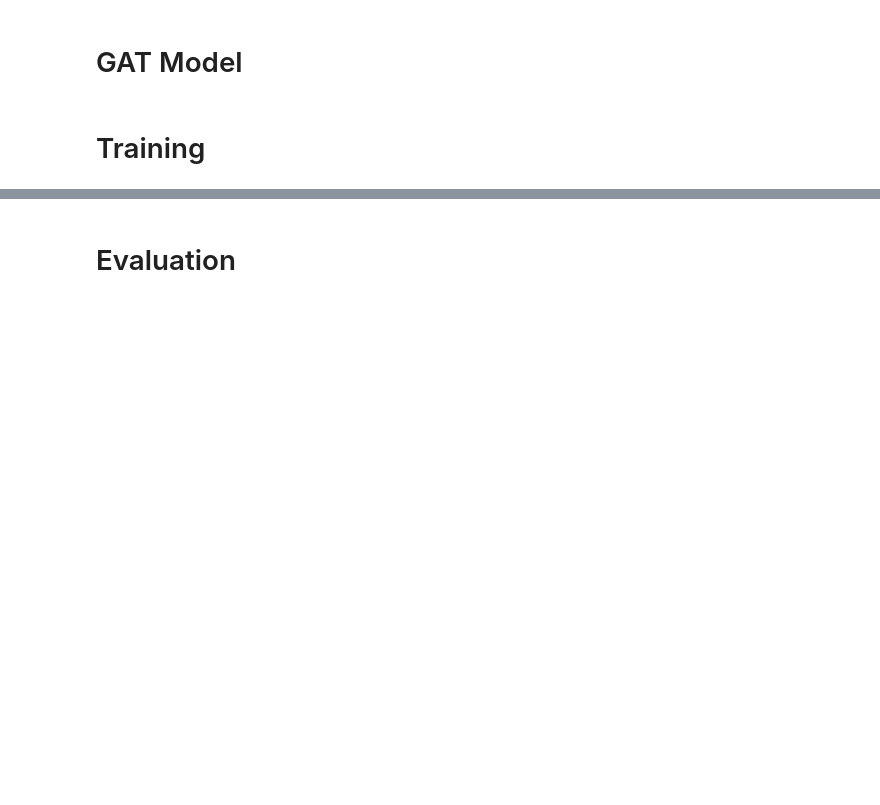
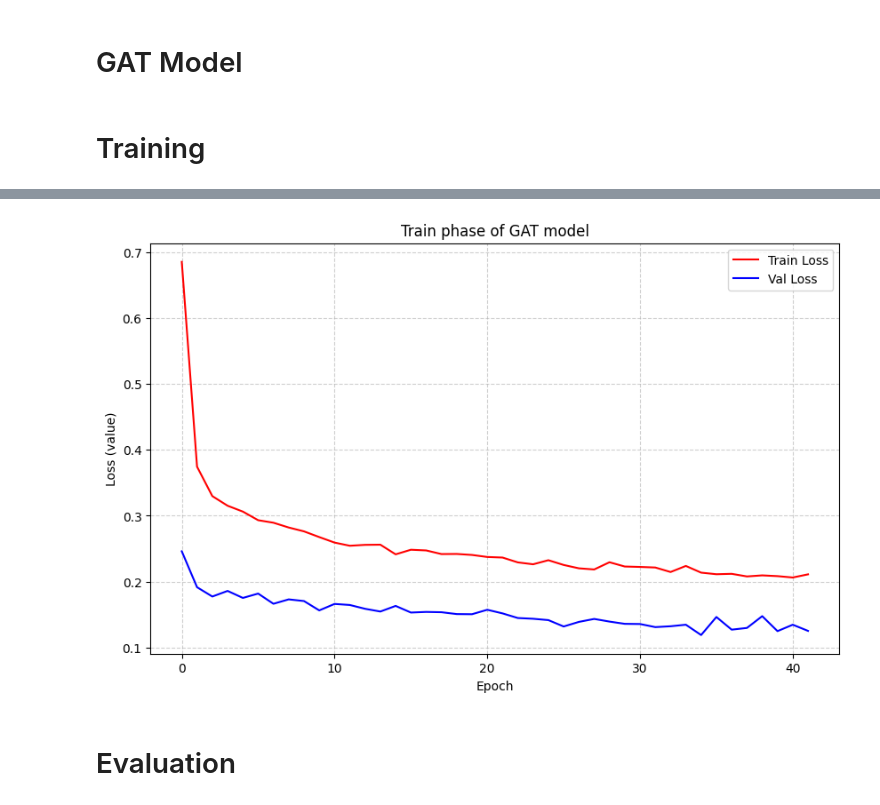
Before and after one commit to Michzru/gat-document-relation, a Jupyter notebook: gat.ipynb, the cells around one changed output, grey strips where cells are left out. Cells and saved outputs as stored; diff of their text form; code cells hidden in the pictures; blank space fills up the shorter version.

Commit message:
changed structure and parameters of gat model

```diff
--- a/gat.ipynb
+++ b/gat.ipynb
@@ -172,0 +506,18 @@ def load_all_data(json_folder):
+# %%
+with open("data/COCO/train.json") as f:
+    train_coco = json.load(f)
+
+images = train_coco['images']
+print(len(images))
+
+with open("data/COCO/val.json") as f:
+    val_coco = json.load(f)
+
+images = val_coco['images']
+print(len(images))
+
+with open("data/COCO/test.json") as f:
+    test_coco = json.load(f)
+
+images = test_coco['images']
+print(len(images))
@@ -222,0 +859,11 @@ Data are ready: Train(69103), Val(6480), Test(4994)
+# %%
+train_graphs = load_all_data("data/train_data")
+val_graphs = load_all_data("data/val_data")
+test_graphs = load_all_data("data/test_data")
+
+# Create DataLoader
+train_loader = DataLoader(train_graphs, batch_size=32, shuffle=True)
+val_loader   = DataLoader(val_graphs, batch_size=32, shuffle=False)
+test_loader  = DataLoader(test_graphs, batch_size=32, shuffle=False)
+
+print(f"Data are ready: Train({len(train_graphs)}), Val({len(val_graphs)}), Test({len(test_graphs)})")
@@ -313,3 +984,19 @@ Epoch: 030 | Train Loss: 0.3422 | Val Loss: 0.1937
+# %%
+plt.figure(figsize=(10, 6))
+
+plt.plot(train_loss_graph, color='r', label='Train Loss')
+plt.plot(val_loss_graph, color='b', label='Val Loss')
+
+plt.title('Train phase of GAT model')
+plt.xlabel('Epoch')
+plt.ylabel('Loss (value)')
+plt.legend()
+plt.grid(True, linestyle='--', alpha=0.6)
+
+plt.savefig('models/gat_model_version_00.png', dpi=300, bbox_inches='tight')
+plt.show()
+# %% [output]
+[figure, added]
 # %% [markdown]
 # Evaluation
 # %%
```
Also changed, not shown: parts of 35 cells of this notebook, 3 other files.
